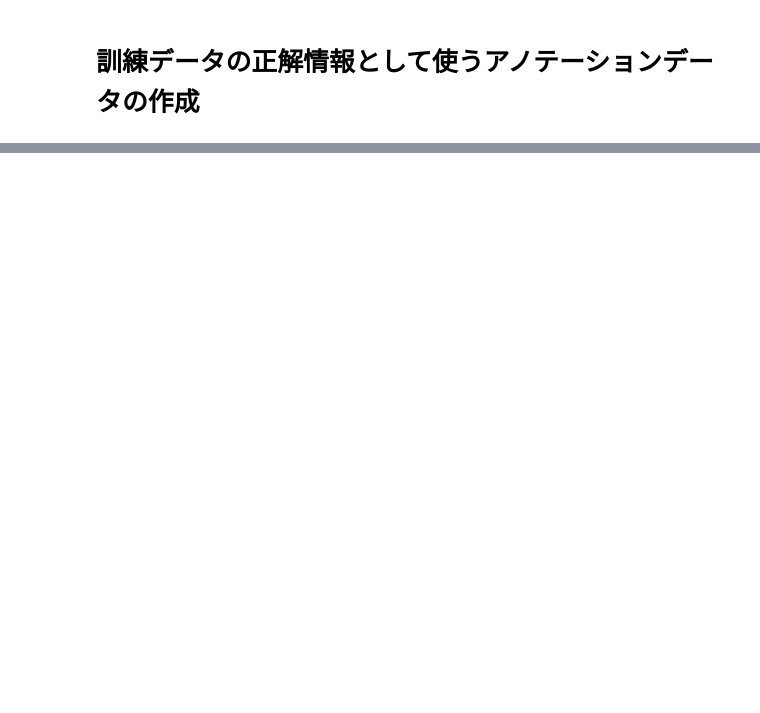
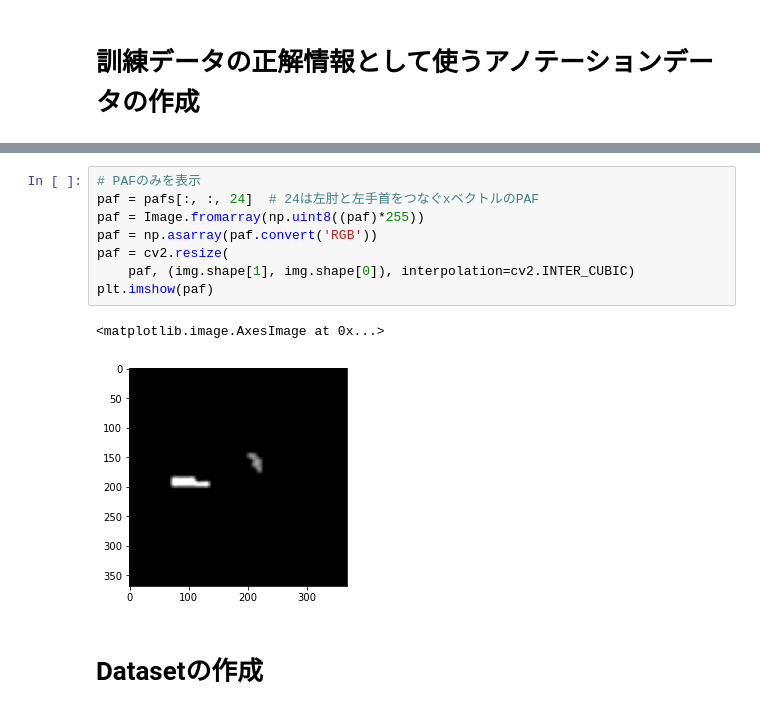
Before and after one commit to nsakki55/tech-notes, a Jupyter notebook: pytorch_advanced/4_pose_estimation/ch4.ipynb, the cells around one changed output, grey strips where cells are left out. Drawn from its saved outputs; the diff is of its cells as text; blank space fills up the shorter version.

```diff
--- a/pytorch_advanced/4_pose_estimation/ch4.ipynb
+++ b/pytorch_advanced/4_pose_estimation/ch4.ipynb
@@ -244,0 +291,13 @@ plt.show()
+# %%
+# PAFのみを表示
+paf = pafs[:, :, 24]  # 24は左肘と左手首をつなぐxベクトルのPAF
+paf = Image.fromarray(np.uint8((paf)*255))
+paf = np.asarray(paf.convert('RGB'))
+paf = cv2.resize(
+    paf, (img.shape[1], img.shape[0]), interpolation=cv2.INTER_CUBIC)
+plt.imshow(paf)
+# %% [output]
+<matplotlib.image.AxesImage at 0x...>
+[figure, added]
+# %% [markdown]
+# Datasetの作成
```
Also changed, not shown: parts of 33 cells of this notebook, 1 other file.
